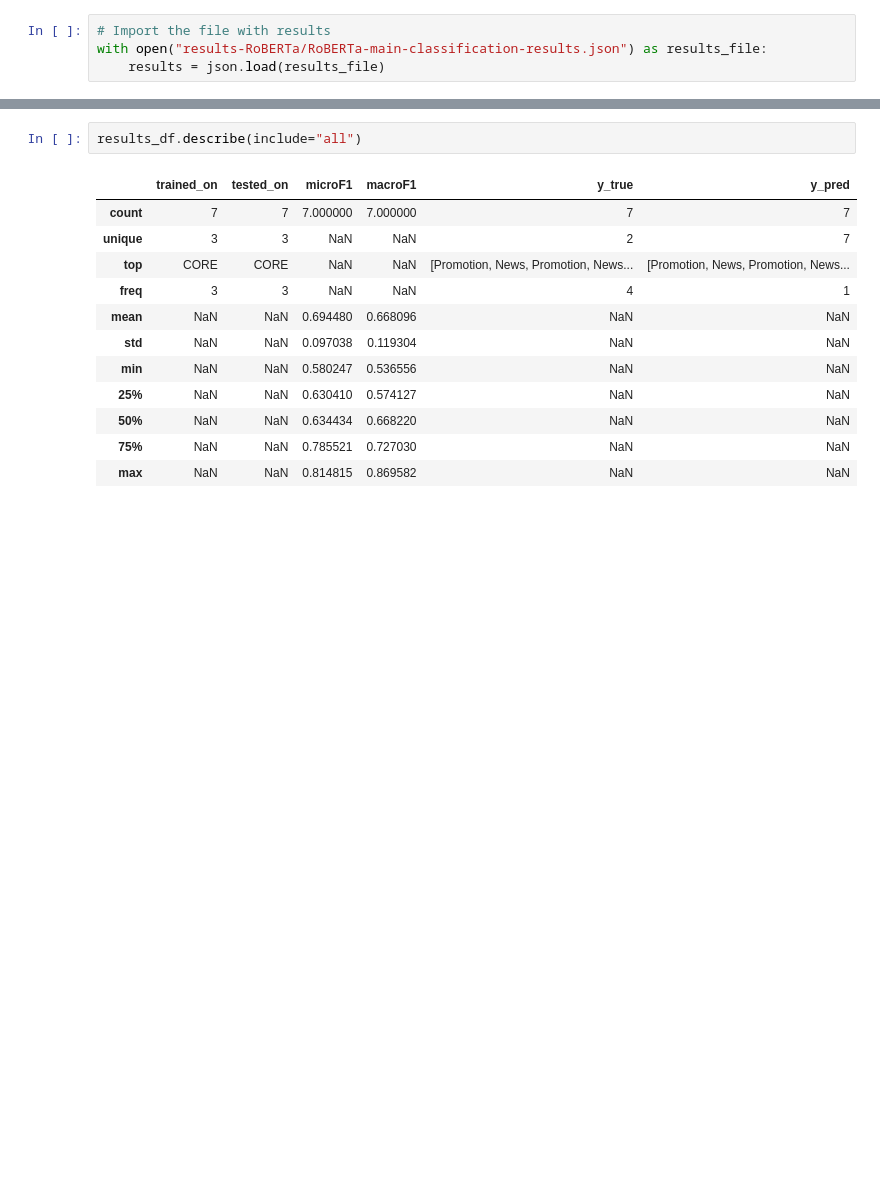
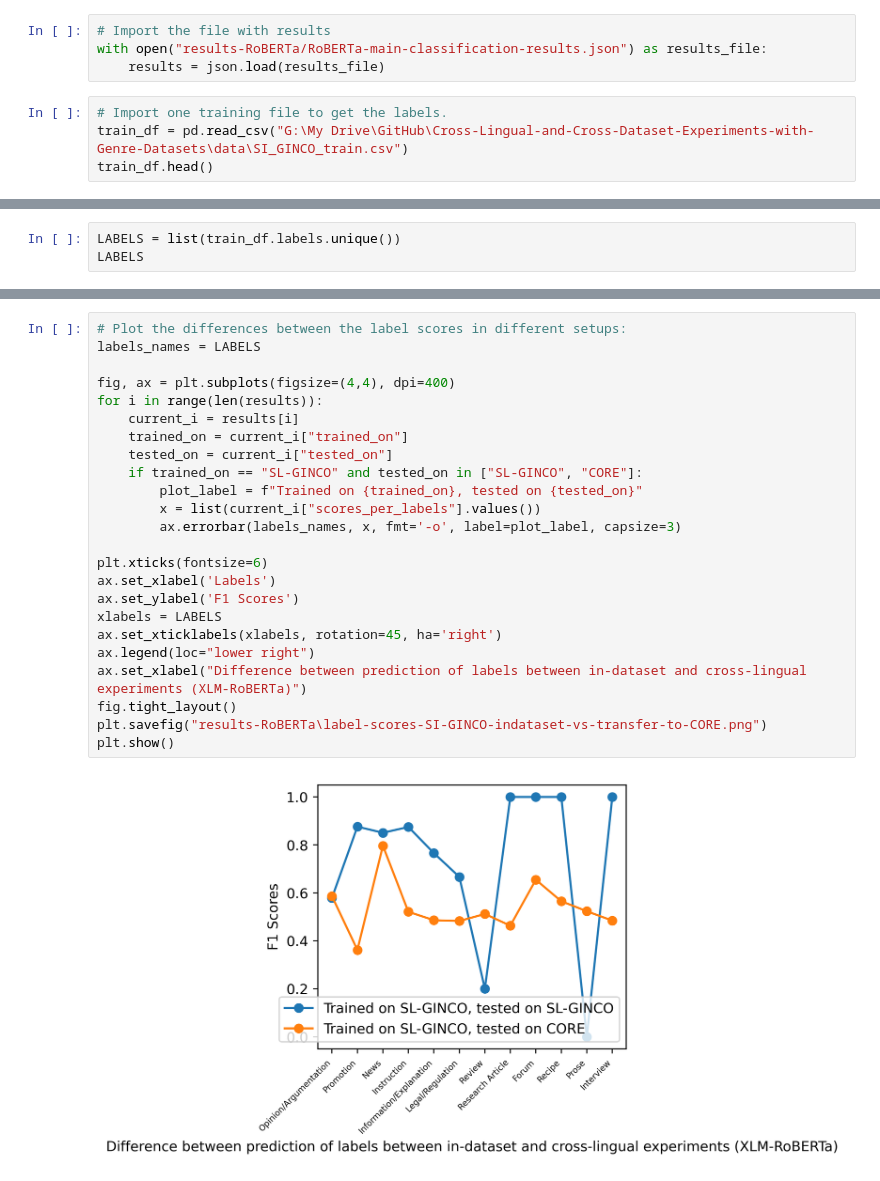
Before and after one commit to TajaKuzman/Cross-Lingual-and-Cross-Dataset-Experiments-with-Genre-Datasets, a Jupyter notebook: 4-Analysing-Results.ipynb, the cells around one changed output, grey strips where cells are left out. Cells and saved outputs as stored; diff of their text form; blank space fills up the shorter version.

```diff
--- a/4-Analysing-Results.ipynb
+++ b/4-Analysing-Results.ipynb
@@ -5,3 +7,7 @@ import pandas as pd
 # Import the file with results
 with open("results-RoBERTa/RoBERTa-main-classification-results.json") as results_file:
     results = json.load(results_file)
+# %%
+# Import one training file to get the labels.
+train_df = pd.read_csv("G:\My Drive\GitHub\Cross-Lingual-and-Cross-Dataset-Experiments-with-Genre-Datasets\data\SI_GINCO_train.csv")
+train_df.head()
@@ -7,0 +21,3 @@ with open("results-RoBERTa/RoBERTa-main-classification-results.json") as results
+# %%
+LABELS = list(train_df.labels.unique())
+LABELS
@@ -19,15 +62,26 @@ results_df.head()
-# %%
-results_df.describe(include="all")
-# %% [output]
-|  | trained_on | tested_on | microF1 | macroF1 | y_true | y_pred |
-| count | 7 | 7 | 7.000000 | 7.000000 | 7 | 7 |
-| unique | 3 | 3 | NaN | NaN | 2 | 7 |
-| top | CORE | CORE | NaN | NaN | [Promotion, News, Promotion, News... | [Promotion, News, Promotion, News... |
-| freq | 3 | 3 | NaN | NaN | 4 | 1 |
-| mean | NaN | NaN | 0.694480 | 0.668096 | NaN | NaN |
-| std | NaN | NaN | 0.097038 | 0.119304 | NaN | NaN |
-| min | NaN | NaN | 0.580247 | 0.536556 | NaN | NaN |
-| 25% | NaN | NaN | 0.630410 | 0.574127 | NaN | NaN |
-| 50% | NaN | NaN | 0.634434 | 0.668220 | NaN | NaN |
-| 75% | NaN | NaN | 0.785521 | 0.727030 | NaN | NaN |
-| max | NaN | NaN | 0.814815 | 0.869582 | NaN | NaN |
+# %%
+# Plot the differences between the label scores in different setups:
+labels_names = LABELS
+
+fig, ax = plt.subplots(figsize=(4,4), dpi=400)
+for i in range(len(results)):
+    current_i = results[i]
+    trained_on = current_i["trained_on"]
+    tested_on = current_i["tested_on"]
+    if trained_on == "SL-GINCO" and tested_on in ["SL-GINCO", "CORE"]:
+        plot_label = f"Trained on {trained_on}, tested on {tested_on}"
+        x = list(current_i["scores_per_labels"].values())
+        ax.errorbar(labels_names, x, fmt='-o', label=plot_label, capsize=3)
+
+plt.xticks(fontsize=6)
+ax.set_xlabel('Labels')
+ax.set_ylabel('F1 Scores')
+xlabels = LABELS
+ax.set_xticklabels(xlabels, rotation=45, ha='right')
+ax.legend(loc="lower right")
+ax.set_xlabel("Difference between prediction of labels between in-dataset and cross-lingual experiments (XLM-RoBERTa)")
+fig.tight_layout()
+plt.savefig("results-RoBERTa\label-scores-SI-GINCO-indataset-vs-transfer-to-CORE.png")
+plt.show()
+# %% [output]
+[figure, added]
```
Also changed, not shown: parts of 5 cells of this notebook, 3 other files.
